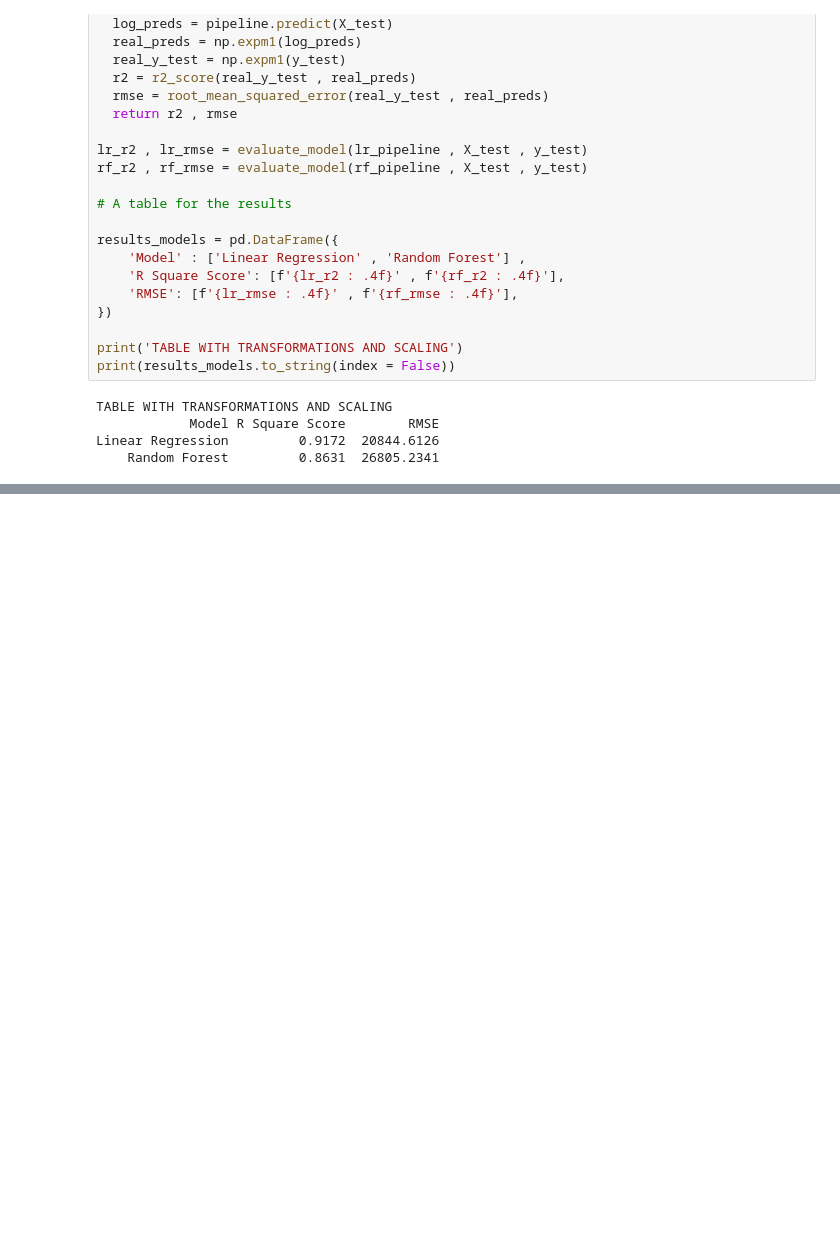
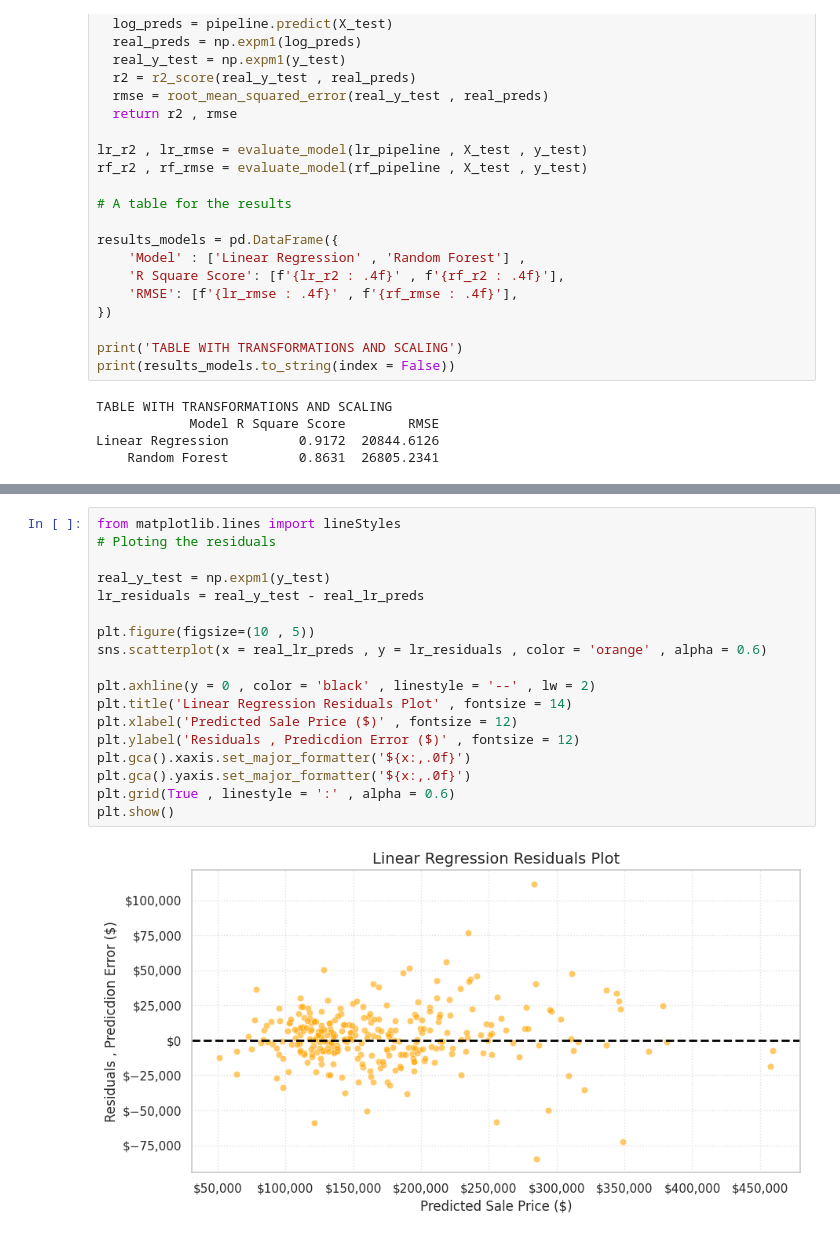
Before and after one commit to Gwladys-BALIMA/Ames-Housing, a Jupyter notebook: Ames_Linear_Regression.ipynb, the cells around one changed output, grey strips where cells are left out. Drawn from its saved outputs; the diff is of its cells as text; blank space fills up the shorter version.

```diff
--- a/Ames_Linear_Regression.ipynb
+++ b/Ames_Linear_Regression.ipynb
@@ -391,0 +392,20 @@ plt.show()
+# %%
+from matplotlib.lines import lineStyles
+# Ploting the residuals
+
+real_y_test = np.expm1(y_test)
+lr_residuals = real_y_test - real_lr_preds
+
+plt.figure(figsize=(10 , 5))
+sns.scatterplot(x = real_lr_preds , y = lr_residuals , color = 'orange' , alpha = 0.6)
+
+plt.axhline(y = 0 , color = 'black' , linestyle = '--' , lw = 2)
+plt.title('Linear Regression Residuals Plot' , fontsize = 14)
+plt.xlabel('Predicted Sale Price ($)' , fontsize = 12)
+plt.ylabel('Residuals , Predicdion Error ($)' , fontsize = 12)
+plt.gca().xaxis.set_major_formatter('${x:,.0f}')
+plt.gca().yaxis.set_major_formatter('${x:,.0f}')
+plt.grid(True , linestyle = ':' , alpha = 0.6)
+plt.show()
+# %% [output]
+[figure, added]
```
Also changed, not shown: parts of 2 cells of this notebook.
